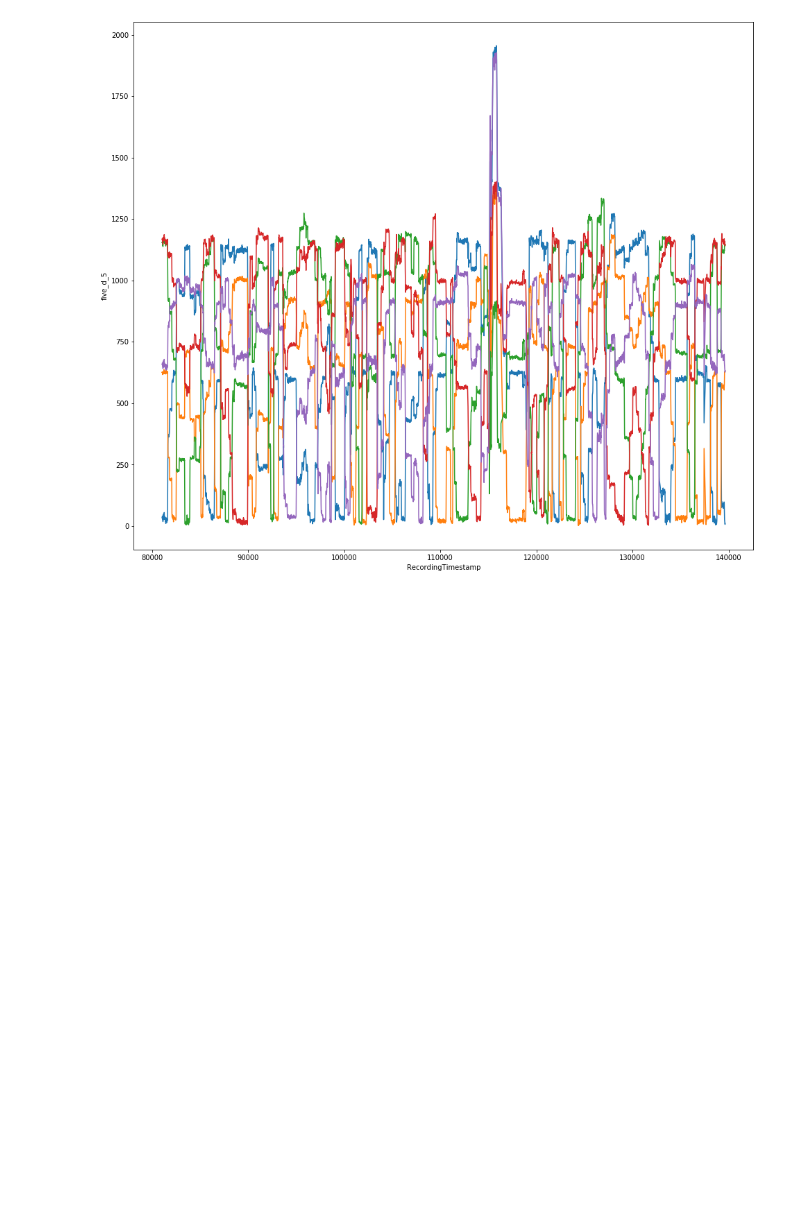
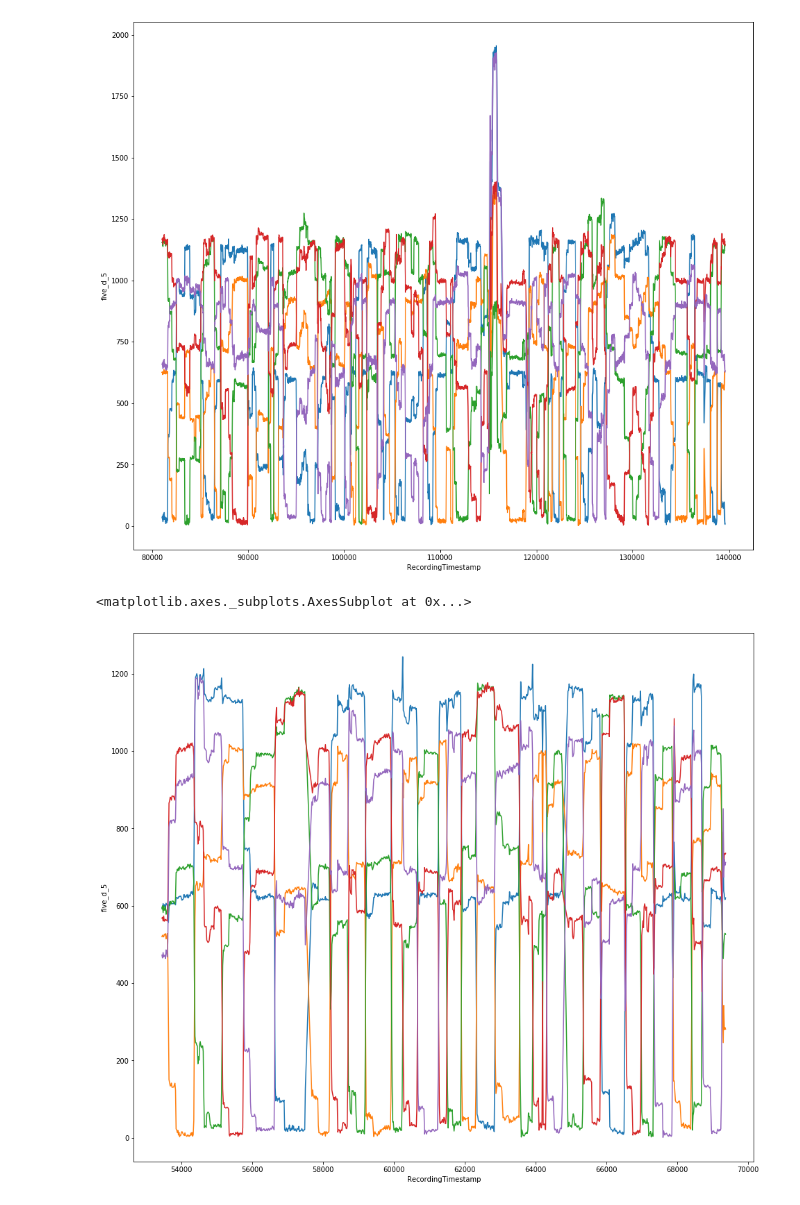
Before and after one commit to jessebmurray/eyetracking, a Jupyter notebook: par_data_total.ipynb, the cells around one changed output. Drawn from its saved outputs; the diff is of its cells as text; code cells hidden in the pictures; blank space fills up the shorter version.

Commit message:
Updated to have a pretty graph

```diff
--- a/par_data_total.ipynb
+++ b/par_data_total.ipynb
@@ -457,3 +457,18 @@ sns.lineplot(x=total_data.RecordingTimestamp, y=y_data.five_d_5)
 # %% [output]
 <matplotlib.axes._subplots.AxesSubplot at 0x...>
 [figure]
+# %%
+
+plt.figure(figsize=(16,14))
+# total_data.loc[total_data.ParticipantName == 'P28'].loc[total_data.MediaName == 'AKCLH'].\
+# plot(x='RecordingTimestamp', y=['five_d_1', 'five_d_2', 'five_d_3', 'five_d_4', 'five_d_5'])
+
+y_data = total_data.loc[total_data.ParticipantName == 'P25'].loc[total_data.MediaName == 'HLACK']
+sns.lineplot(x=total_data.RecordingTimestamp, y=y_data.five_d_1)
+sns.lineplot(x=total_data.RecordingTimestamp, y=y_data.five_d_2)
+sns.lineplot(x=total_data.RecordingTimestamp, y=y_data.five_d_3)
+sns.lineplot(x=total_data.RecordingTimestamp, y=y_data.five_d_4)
+sns.lineplot(x=total_data.RecordingTimestamp, y=y_data.five_d_5)
+# %% [output]
+<matplotlib.axes._subplots.AxesSubplot at 0x...>
+[figure, added]
```
